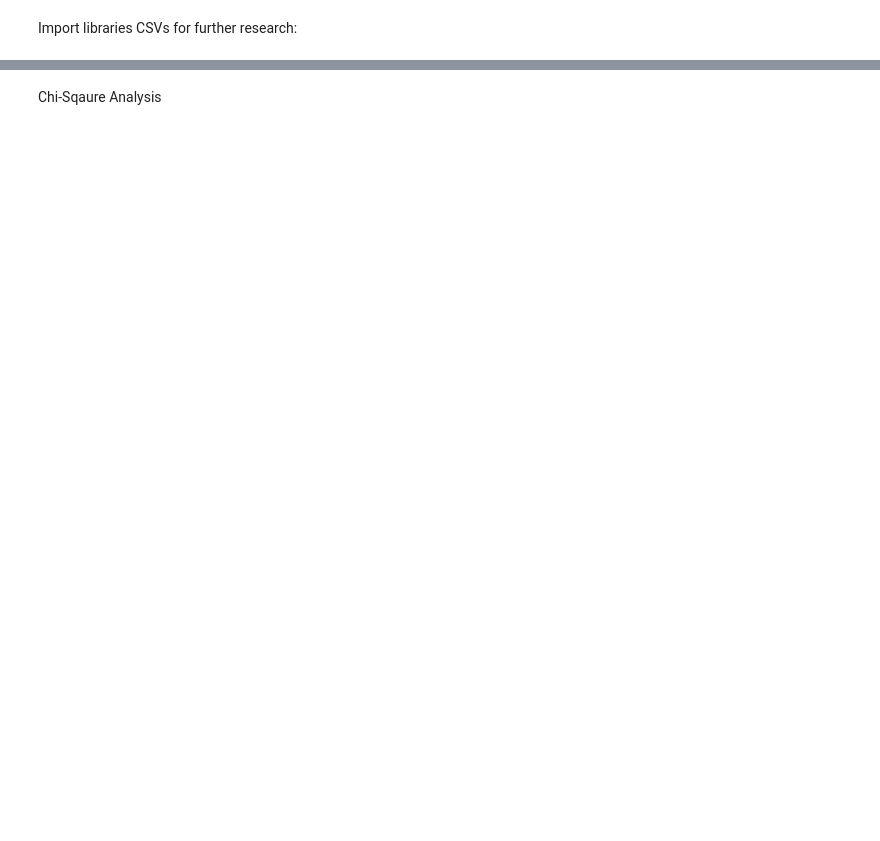
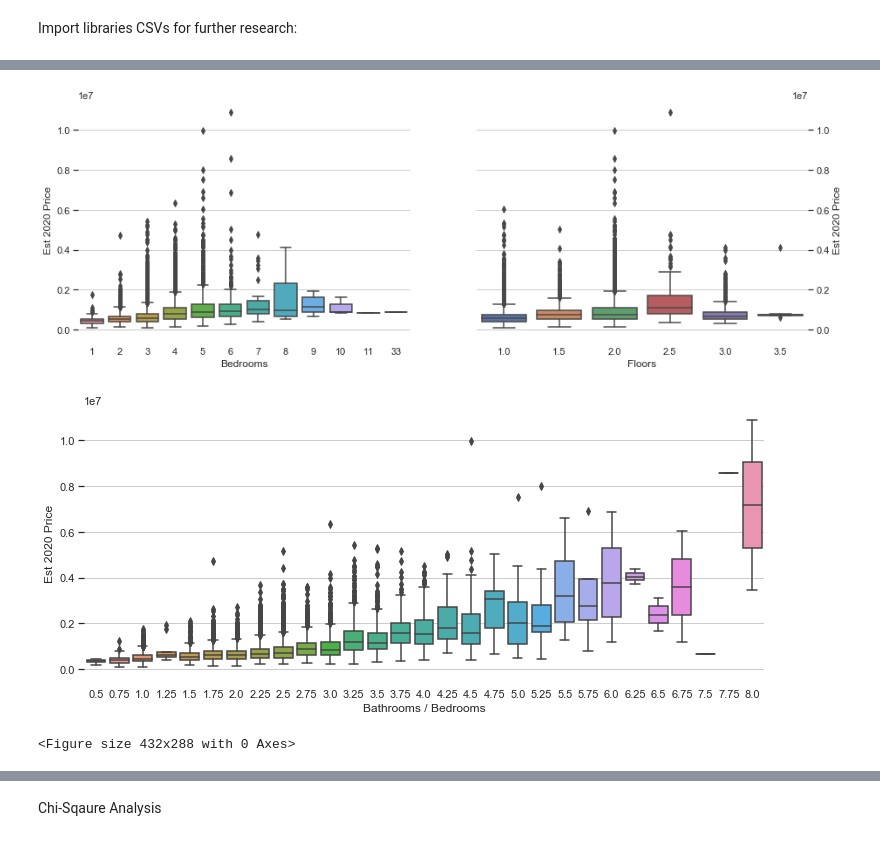
Before and after one commit to drdavis043/dsc-mod-2-project-v2-1-onl01-dtsc-pt-052620, a Jupyter notebook: Data Cleaning.ipynb, the cells around one changed output, grey strips where cells are left out. Saved outputs shown, nothing was run; the diff lists cells and outputs as text; code cells hidden in the pictures; blank space fills up the shorter version.

```diff
--- a/Data Cleaning.ipynb
+++ b/Data Cleaning.ipynb
@@ -94,0 +420,32 @@ df_2015.head()
+# %%
+sns.set(style="whitegrid", font_scale=1)
+f, axes = plt.subplots(1, 2,figsize=(15,5))
+sns.boxplot(x=df_2019['bedrooms'],y=df_2019['Est 2020 Price'], ax=axes[0])
+sns.boxplot(x=df_2019['floors'],y=df_2019['Est 2020 Price'], ax=axes[1])
+sns.despine(left=True, bottom=True)
+axes[0].set(xlabel='Bedrooms', ylabel='Est 2020 Price')
+axes[0].yaxis.tick_left()
+axes[1].yaxis.set_label_position("right")
+axes[1].yaxis.tick_right()
+axes[1].set(xlabel='Floors', ylabel='Est 2020 Price')
+
+f, axe = plt.subplots(1, 1,figsize=(12.18,5))
+sns.despine(left=True, bottom=True)
+sns.boxplot(x=df_2019['bathrooms'],y=df_2019['Est 2020 Price'], ax=axe)
+axe.yaxis.tick_left()
+axe.set(xlabel='Bathrooms / Bedrooms', ylabel='Est 2020 Price');
+# %% [output]
+[figure, added]
+[figure, added]
+# %%
+, axes = plt.subplots(1, 2,figsize=(15,5))
+sns.boxplot(x=df_2019['waterfront'],y=df_2019['Est 2020 Price'], ax=axes[0])
+sns.boxplot(x=df_2019['view'],y=df_2019['Est 2020 Price'], ax=axes[1])
+sns.despine(left=True, bottom=True)
+axes[0].set(xlabel='Waterfront', ylabel='Price')
+axes[0].yaxis.tick_left()
+axes[1].yaxis.set_label_position("right")
+axes[1].yaxis.tick_right()
+axes[1].set(xlabel='View', ylabel='Price');
+# %% [output]
+<Figure size 432x288 with 0 Axes>
```
Also changed, not shown: parts of 49 cells of this notebook.
